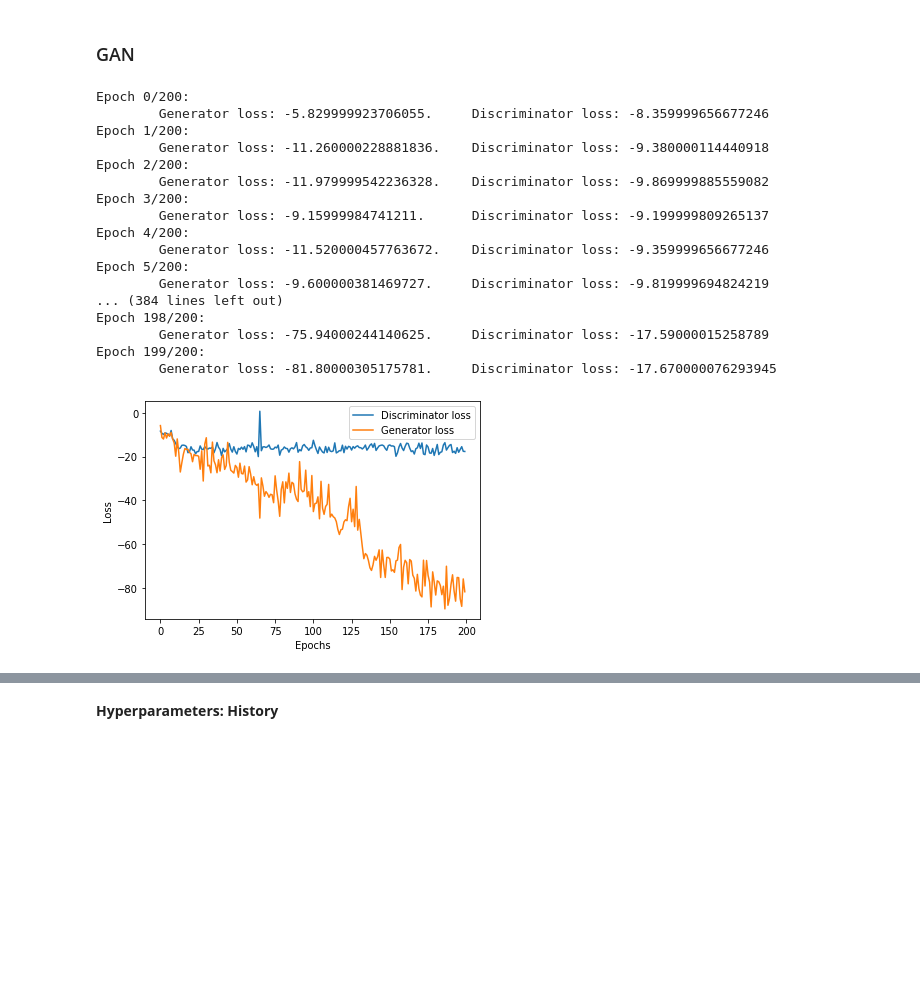
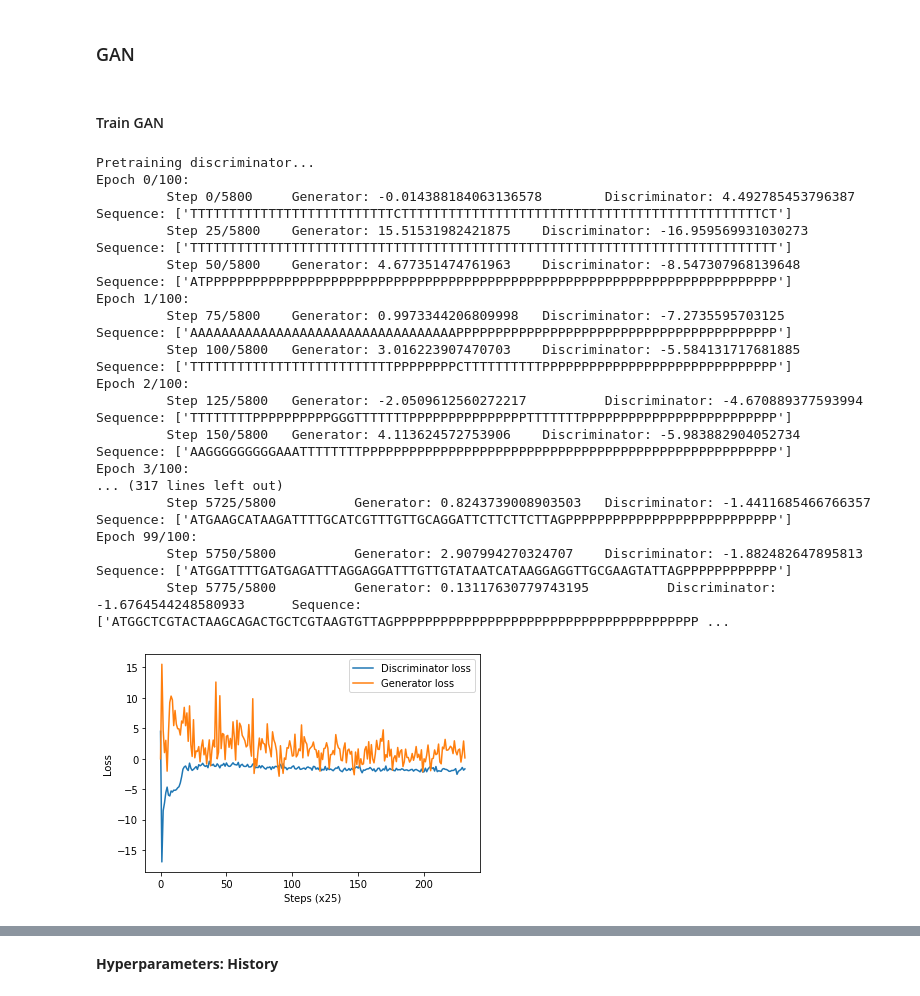
Before and after one commit to ladanuzhna/fbGAN-CS496, a Jupyter notebook: Gan.ipynb, the cells around one changed output, grey strips where cells are left out. Drawn from its saved outputs; the diff is of its cells as text; code cells hidden in the pictures; blank space fills up the shorter version.

Commit message:
Modify for DNA sequences

```diff
--- a/Gan.ipynb
+++ b/Gan.ipynb
@@ -68,16 +39,13 @@ def get_data(return_sequence=False):
 import numpy as np
 import pandas as pd
 
-MAX_LEN = 50
-MIN_LEN = 40
-
-def get_sequences(path = None, min_len = MIN_LEN, max_len = MAX_LEN):
+def get_sequences(path = None, split = 0.2, min_len = MIN_LEN, max_len = MAX_LEN_PROTEIN):
     if path is None:
         path = '/content/drive/My Drive/Colab Notebooks/FB-GAN_496/data/2018-06-06-ss.cleaned.csv'
 
     df = pd.read_csv(path)
     input_seqs, target_seqs = df[['seq', 'sst8']][(df.len >= min_len) & (df.len <= max_len) & (~df.has_nonstd_aa)].values.T
-    seq_train, seq_test, target_train, target_test = train_test_split(input_seqs, target_seqs, test_size=.3,random_state=1)
+    seq_train, seq_test, target_train, target_test = train_test_split(input_seqs, target_seqs, test_size= split,random_state=1)
 
     return seq_train,seq_test,target_train,target_test
 
@@ -160,0 +198,18 @@ real_sequences = OneHot.seq_to_onehot(X)
+# %%
+# Load protein sequences and shuffle them
+X_train,X_test,y_train,y_test = get_sequences(split=0.05)
+X_train = X_train.tolist()
+
+print(f'Number of training samples: {len(X_train)}')
+np.random.shuffle(X_train)
+
+# Translate to DNA encoding
+X = protein_to_DNA(X_train)
+print(f'Example of translated DNA sequences: \n {X[:3]}')
+
+# One Hot encode into 5 categories, ATCG and P for padded positions
+OneHot = OneHot_Seq(letter_type= 'DNA')
+real_sequences = OneHot.seq_to_onehot(X)
+real_sequences
+
+print(f'OneHot encoding of DNA sequences: {real_sequences[0]}')
@@ -161,13 +257,6 @@ real_sequences = OneHot.seq_to_onehot(X)
 # %% [markdown]
 ### GAN
 # %%
-SEQ_LENGTH = 50
-DIM = 100
-KERNEL_SIZE = 5
-BATCH_SIZE = None
-N_CHAR = 21
-NOISE_SHAPE = 128
-
 def softmax(logits):
     shape = tf.shape(logits)
     res = tf.nn.softmax(tf.reshape(logits, [-1,N_CHAR]))
@@ -387,25 +492,26 @@ class GAN():
+# %% [markdown]
+#### Train GAN
 # %%
 # Train WGAN-GP
-gan = GAN()
-gan.compile()
-gan.train(real_sequences, epochs = 200)
+gan = GAN(discriminator_steps = 0, lr = 0.0002, gradient_penalty_weight = 5)
+gan.train(real_sequences, epochs = 100, step_log = 25)
 gan.plot_history()
 # %% [output]
-Epoch 0/200:
-        Generator loss: -5.829999923706055.     Discriminator loss: -8.359999656677246
-Epoch 1/200:
-        Generator loss: -11.260000228881836.    Discriminator loss: -9.380000114440918
-Epoch 2/200:
-        Generator loss: -11.979999542236328.    Discriminator loss: -9.869999885559082
-Epoch 3/200:
-        Generator loss: -9.15999984741211.      Discriminator loss: -9.199999809265137
-Epoch 4/200:
-        Generator loss: -11.520000457763672.    Discriminator loss: -9.359999656677246
-Epoch 5/200:
-        Generator loss: -9.600000381469727.     Discriminator loss: -9.819999694824219
-... (384 lines left out)
-Epoch 198/200:
-        Generator loss: -75.94000244140625.     Discriminator loss: -17.59000015258789
-Epoch 199/200:
-        Generator loss: -81.80000305175781.     Discriminator loss: -17.670000076293945
+Pretraining discriminator...
+Epoch 0/100:
+         Step 0/5800     Generator: -0.014388184063136578        Discriminator: 4.492785453796387        Sequence: ['TTTTTTTTTTTTTTTTTTTTTTTTTTCTTTTTTTTTTTTTTTTTTTTTTTTTTTTTTTTTTTTTTTTTTTTTTCT']
+         Step 25/5800    Generator: 15.51531982421875    Discriminator: -16.959569931030273      Sequence: ['TTTTTTTTTTTTTTTTTTTTTTTTTTTTTTTTTTTTTTTTTTTTTTTTTTTTTTTTTTTTTTTTTTTTTTTTTTT']
+         Step 50/5800    Generator: 4.677351474761963    Discriminator: -8.547307968139648       Sequence: ['ATPPPPPPPPPPPPPPPPPPPPPPPPPPPPPPPPPPPPPPPPPPPPPPPPPPPPPPPPPPPPPPPPPPPPPPPPP']
+Epoch 1/100:
+         Step 75/5800    Generator: 0.9973344206809998   Discriminator: -7.2735595703125         Sequence: ['AAAAAAAAAAAAAAAAAAAAAAAAAAAAAAAAAAPPPPPPPPPPPPPPPPPPPPPPPPPPPPPPPPPPPPPPPPP']
+         Step 100/5800   Generator: 3.016223907470703    Discriminator: -5.584131717681885       Sequence: ['TTTTTTTTTTTTTTTTTTTTTTTTTTPPPPPPPPCTTTTTTTTTTPPPPPPPPPPPPPPPPPPPPPPPPPPPPPP']
+Epoch 2/100:
+         Step 125/5800   Generator: -2.0509612560272217          Discriminator: -4.670889377593994       Sequence: ['TTTTTTTTPPPPPPPPPPGGGTTTTTTTPPPPPPPPPPPPPPPTTTTTTTPPPPPPPPPPPPPPPPPPPPPPPPP']
+         Step 150/5800   Generator: 4.113624572753906    Discriminator: -5.983882904052734       Sequence: ['AAGGGGGGGGGAAATTTTTTTTPPPPPPPPPPPPPPPPPPPPPPPPPPPPPPPPPPPPPPPPPPPPPPPPPPPPP']
+Epoch 3/100:
+... (317 lines left out)
+         Step 5725/5800          Generator: 0.8243739008903503   Discriminator: -1.4411685466766357      Sequence: ['ATGAAGCATAAGATTTTGCATCGTTTGTTGCAGGATTCTTCTTCTTAGPPPPPPPPPPPPPPPPPPPPPPPPPPP']
+Epoch 99/100:
+         Step 5750/5800          Generator: 2.907994270324707    Discriminator: -1.882482647895813       Sequence: ['ATGGATTTTGATGAGATTTAGGAGGATTTGTTGTATAATCATAAGGAGGTTGCGAAGTATTAGPPPPPPPPPPPP']
+         Step 5775/5800          Generator: 0.13117630779743195          Discriminator: -1.6764544248580933      Sequence: ['ATGGCTCGTACTAAGCAGACTGCTCGTAAGTGTTAGPPPPPPPPPPPPPPPPPPPPPPPPPPPPPPPPPPPPPPP ...
-[figure, old version]
+[figure, new version]
```
Also changed, not shown: parts of 38 cells of this notebook, 4 other files.
